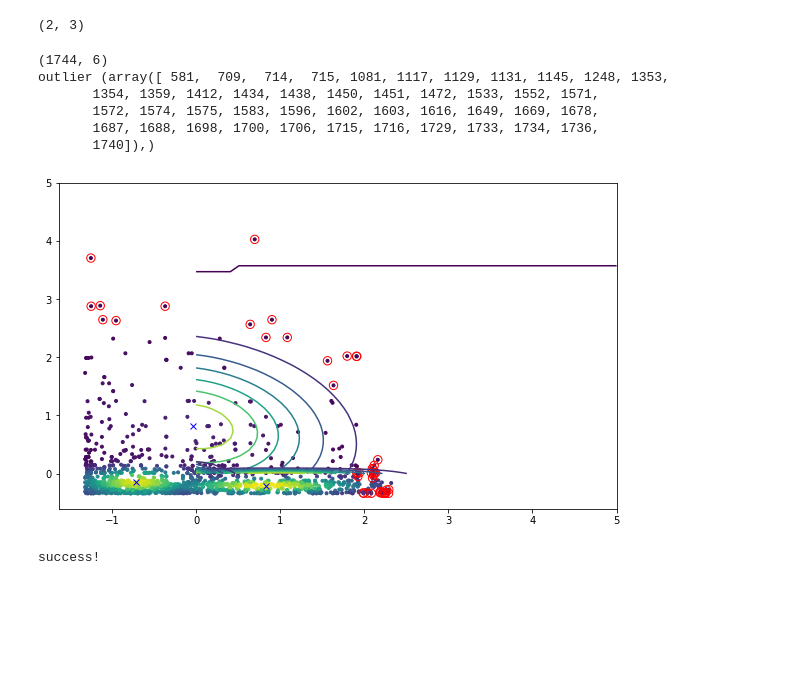
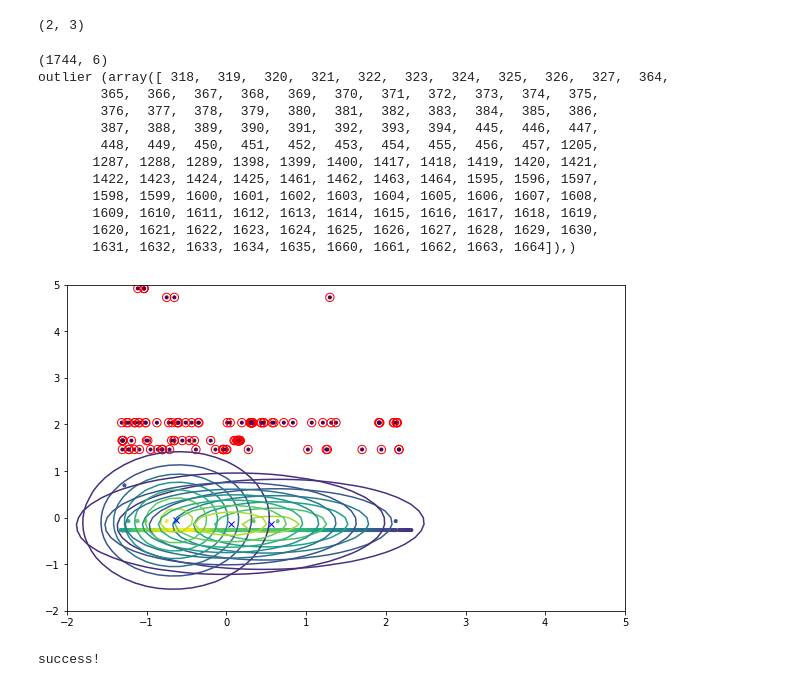
Before and after one commit to sunsun101/AT82.03, a Jupyter notebook: AT82.03/11-Gaussian_mixture_model/11-Gaussian_mixture_model.ipynb, the cells around one changed output. Drawn from its saved outputs; the diff is of its cells as text; code cells hidden in the pictures; blank space fills up the shorter version.

```diff
--- a/AT82.03/11-Gaussian_mixture_model/11-Gaussian_mixture_model.ipynb
+++ b/AT82.03/11-Gaussian_mixture_model/11-Gaussian_mixture_model.ipynb
@@ -821,7 +819,7 @@ print(X.shape)
 # %% [output]
 (1744, 6)
 # %%
-X_new = X[:,[0,5]]
+X_new = X[:,[0,4]]
 # %%
 def init_gmm(X, k):
     m = X.shape[0]
@@ -934,41 +932,47 @@ outlier = np.where(min_distance > max_z_score)
 print(X.shape)
 # Test function: Do not remove
 print('outlier', outlier)
 
 plt.figure(figsize=(10,6))
 plt.scatter(X_new[:,0],X_new[:,1],marker=".",c=pj,cmap='viridis');
 
 plt.scatter(X_new[outlier,0],X_new[outlier,1],marker="o",facecolor="none",edgecolor="r",s=70);
 plt.plot(Mu[0,0], Mu[1,0],'bx',Mu[0,1], Mu[1,1],'bx', Mu[0,2], Mu[1,2],'bx')
 
 for c in np.arange(0,k):
     X_class = X_new[np.where(X_label[:,2] == c)[0],:]
-    xlist = np.linspace(0, 5, 50)
-    ylist = np.linspace(0, 5, 50)
+    xlist = np.linspace(-2, 5, 50)
+    ylist = np.linspace(-2, 5, 50)
 
     XX, YY = np.meshgrid(xlist, ylist)
     Z = np.zeros(XX.shape)
     i = 0
     while i < XX.shape[0]:
         j = 0
         while j < XX.shape[0]:
             pt = np.array([[XX[i,j], YY[i,j]]])
             Z[i,j] = Gaussian(pt, Mu[:,c], Sigma[c])
             j = j + 1
         i = i + 1
     cp = plt.contour(XX, YY, Z)
 
 plt.show()
 print('success!')
 # End test function
 # %% [output]
 (1744, 6)
-outlier (array([ 581,  709,  714,  715, 1081, 1117, 1129, 1131, 1145, 1248, 1353,
-       1354, 1359, 1412, 1434, 1438, 1450, 1451, 1472, 1533, 1552, 1571,
-       1572, 1574, 1575, 1583, 1596, 1602, 1603, 1616, 1649, 1669, 1678,
-       1687, 1688, 1698, 1700, 1706, 1715, 1716, 1729, 1733, 1734, 1736,
-       1740]),)
+outlier (array([ 318,  319,  320,  321,  322,  323,  324,  325,  326,  327,  364,
+        365,  366,  367,  368,  369,  370,  371,  372,  373,  374,  375,
+        376,  377,  378,  379,  380,  381,  382,  383,  384,  385,  386,
+        387,  388,  389,  390,  391,  392,  393,  394,  445,  446,  447,
+        448,  449,  450,  451,  452,  453,  454,  455,  456,  457, 1205,
+       1287, 1288, 1289, 1398, 1399, 1400, 1417, 1418, 1419, 1420, 1421,
+       1422, 1423, 1424, 1425, 1461, 1462, 1463, 1464, 1595, 1596, 1597,
+       1598, 1599, 1600, 1601, 1602, 1603, 1604, 1605, 1606, 1607, 1608,
+       1609, 1610, 1611, 1612, 1613, 1614, 1615, 1616, 1617, 1618, 1619,
+       1620, 1621, 1622, 1623, 1624, 1625, 1626, 1627, 1628, 1629, 1630,
+       1631, 1632, 1633, 1634, 1635, 1660, 1661, 1662, 1663, 1664]),)
-[figure, old version]
+[figure, new version]
 success!
 # %%
 def cost(X_label, Mu):
```
Also changed, not shown: parts of 13 cells of this notebook.
